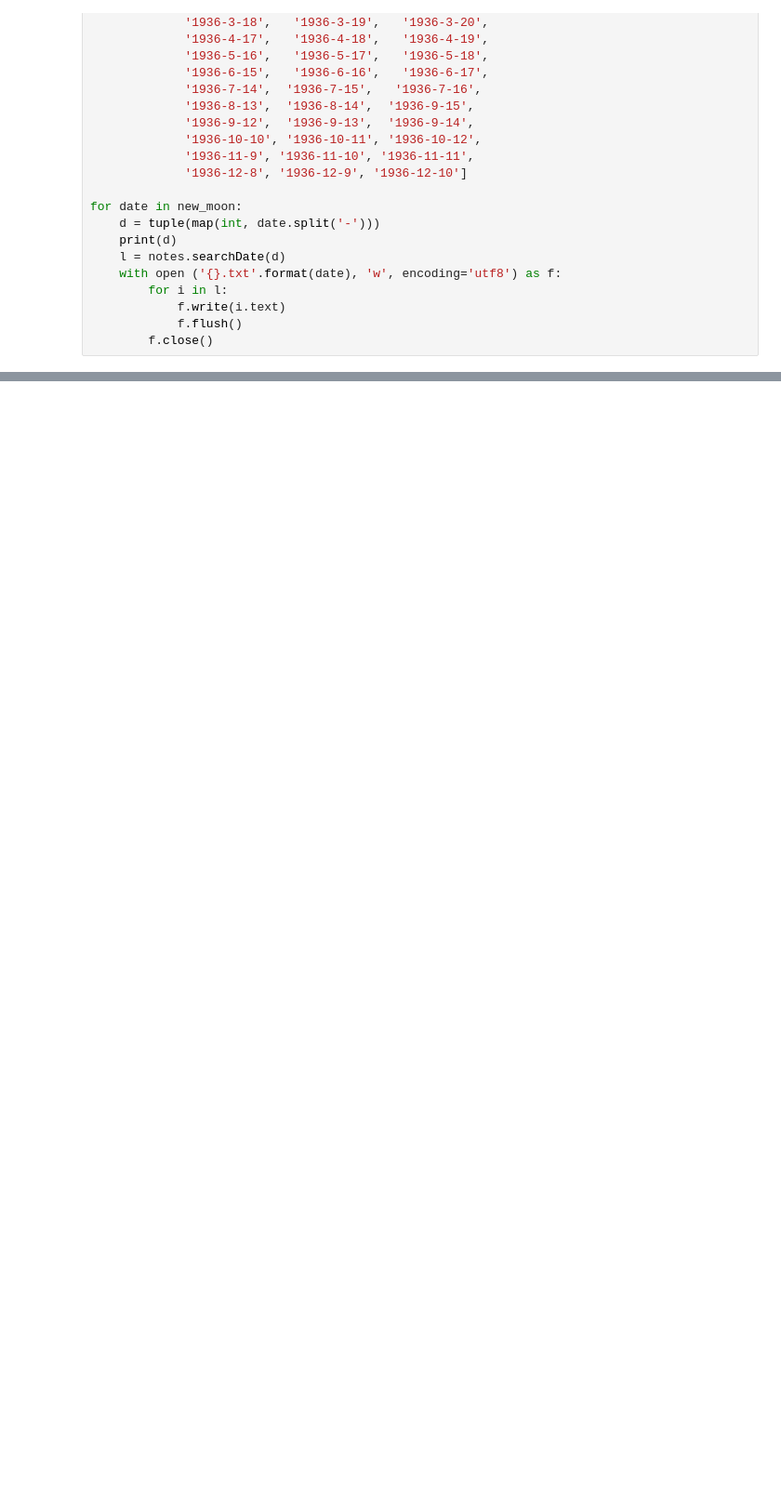
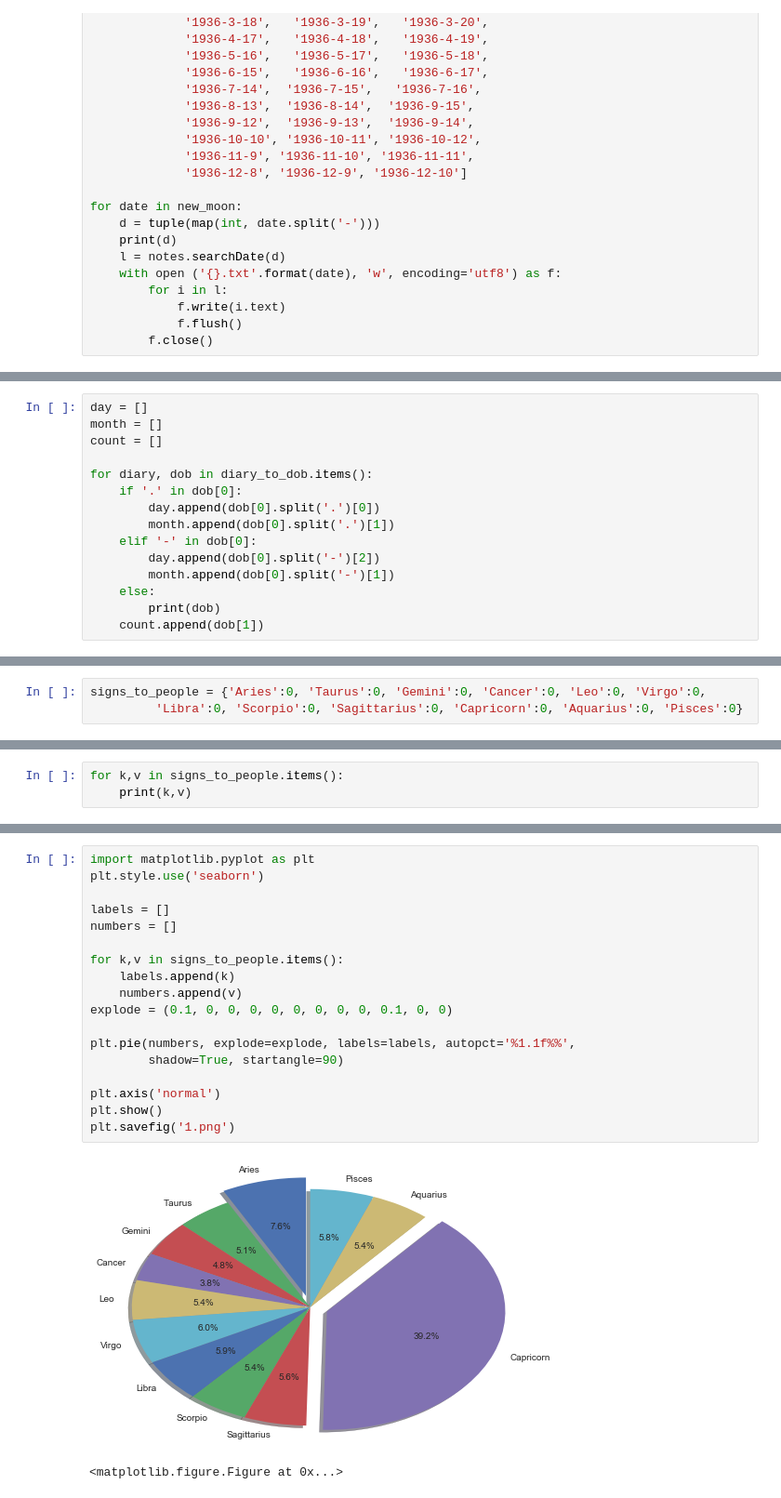
Before and after one commit to rita7798/Complingv, a Jupyter notebook: Master.ipynb, the cells around one changed output, grey strips where cells are left out. Shown: that part at 93% size. Cells and saved outputs as stored; diff of their text form; blank space fills up the shorter version.

```diff
--- a/Master.ipynb
+++ b/Master.ipynb
@@ -276,0 +307,15 @@ topics
+# %%
+day = []
+month = []
+count = []
+
+for diary, dob in diary_to_dob.items():
+    if '.' in dob[0]:
+        day.append(dob[0].split('.')[0])
+        month.append(dob[0].split('.')[1])
+    elif '-' in dob[0]:
+        day.append(dob[0].split('-')[2])
+        month.append(dob[0].split('-')[1])
+    else:
+        print(dob)
+    count.append(dob[1])
@@ -276,0 +326,3 @@ topics
+# %%
+signs_to_people = {'Aries':0, 'Taurus':0, 'Gemini':0, 'Cancer':0, 'Leo':0, 'Virgo':0,
+         'Libra':0, 'Scorpio':0, 'Sagittarius':0, 'Capricorn':0, 'Aquarius':0, 'Pisces':0}
@@ -276,0 +391,3 @@ topics
+# %%
+for k,v in signs_to_people.items():
+    print(k,v)
@@ -276,0 +407,21 @@ topics
+# %%
+import matplotlib.pyplot as plt
+plt.style.use('seaborn')
+
+labels = []
+numbers = []
+
+for k,v in signs_to_people.items():
+    labels.append(k)
+    numbers.append(v)
+explode = (0.1, 0, 0, 0, 0, 0, 0, 0, 0, 0.1, 0, 0)
+
+plt.pie(numbers, explode=explode, labels=labels, autopct='%1.1f%%',
+        shadow=True, startangle=90)
+
+plt.axis('normal')
+plt.show()
+plt.savefig('1.png')
+# %% [output]
+[figure, added]
+<matplotlib.figure.Figure at 0x...>
```
Also changed, not shown: parts of 26 cells of this notebook.
